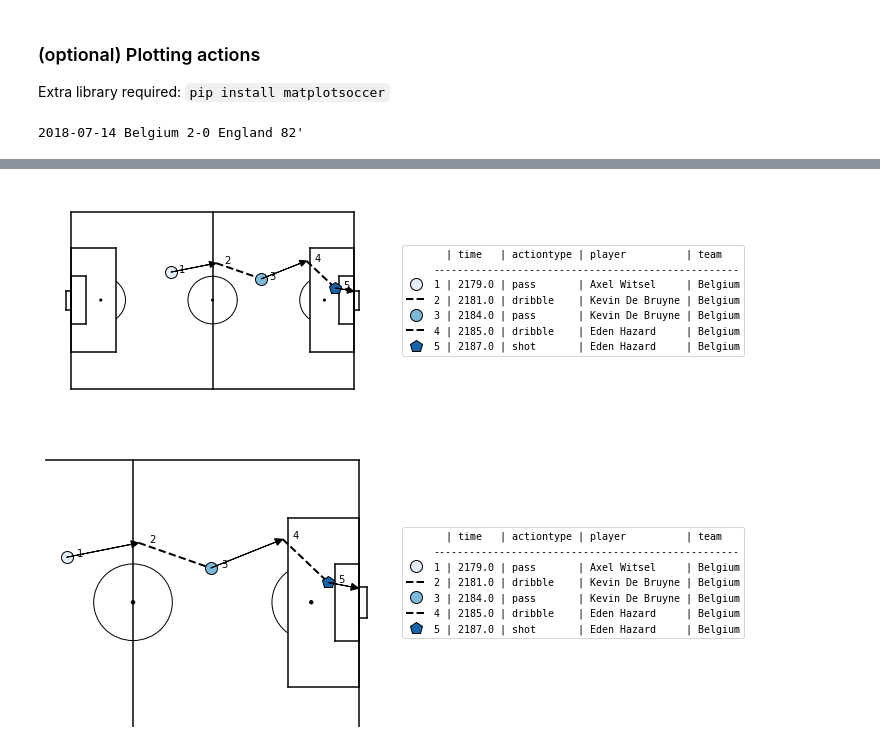
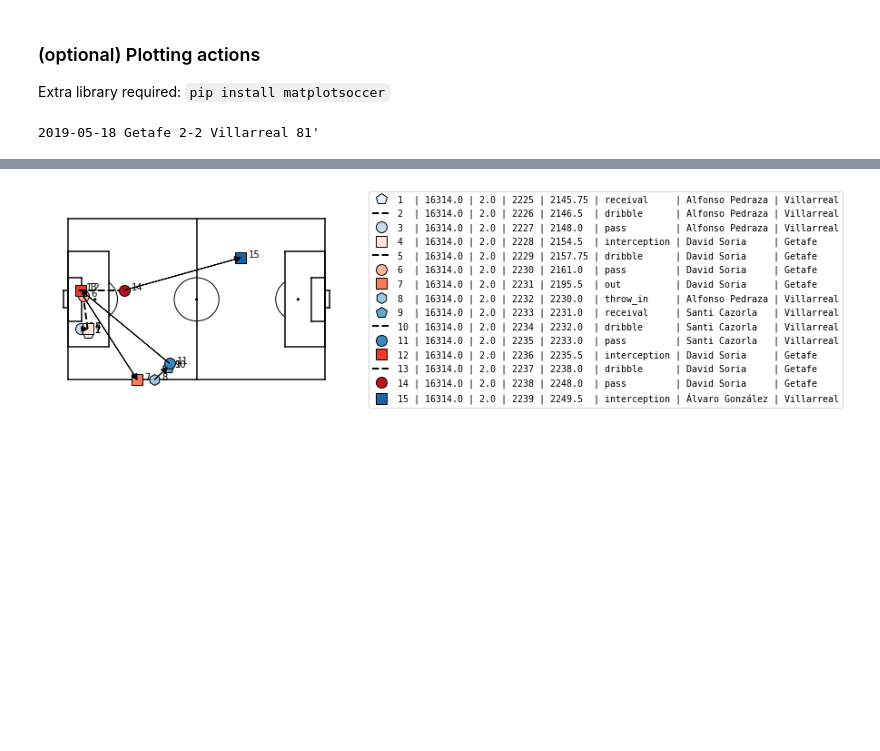
Before and after one commit to TomDecroos/atomic-spadl, a Jupyter notebook: atomic-notebooks/2-convert-statsbomb-to-spadl.ipynb, the cells around one changed output, grey strips where cells are left out. Cells and saved outputs as stored; diff of their text form; code cells hidden in the pictures; blank space fills up the shorter version.

```diff
--- a/atomic-notebooks/2-convert-statsbomb-to-spadl.ipynb
+++ b/atomic-notebooks/2-convert-statsbomb-to-spadl.ipynb
@@ -14,7 +11,8 @@ The autoreload extension is already loaded. To reload it, use:
 # %%
 ## Configure file and folder names
-datafolder = "../data"
-statsbomb_json =  os.path.join(datafolder,"statsbomb-root","open-data-master","data")
+datafolder = "../data/private"
+#statsbomb_json =  os.path.join(datafolder,"statsbomb-root","open-data-master","data")
+statsbomb_json =  os.path.join(datafolder,"statsbomb-private")
 statsbomb_h5 = os.path.join(datafolder,"statsbomb.h5")
 spadl_h5 = os.path.join(datafolder,"spadl-statsbomb.h5")
 # %% [markdown]
@@ -113,35 +117,35 @@ tablenames = [
     "players",
     "teams",
     "competitions",
-    "actiontypes",
-    "bodyparts",
-    "results",
+    "atomic_actiontypes",
+    "bodyparts"
 ]
 tables = {name: pd.read_hdf(spadl_h5, key=name) for name in tablenames}
 
 # Select England vs Belgium game at World Cup
-games = tables["games"].merge(tables["competitions"])
-game_id = games[(games.competition_name == "FIFA World Cup")
-              & (games.away_team_name == "England")
-              & (games.home_team_name == "Belgium")].game_id.values[0]
+games = tables["games"].merge(tables["competitions"],how="left")
+# game_id = games[(games.competition_name == "FIFA World Cup")
+#               & (games.away_team_name == "England")
+#               & (games.home_team_name == "Belgium")].game_id.values[0]
+game_id = games.game_id.values[0]
 
-actions = pd.read_hdf(spadl_h5, f"actions/game_{game_id}")
+actions = pd.read_hdf(spadl_h5, f"atomic_actions/game_{game_id}")
 actions = (
-    actions.merge(tables["actiontypes"])
-    .merge(tables["results"])
-    .merge(tables["bodyparts"])
-    .merge(tables["players"],"left",on="player_id")
-    .merge(tables["teams"],"left",on="team_id")
-    .sort_values(["period_id", "time_seconds", "timestamp"])
-    .reset_index(drop=True)
+    actions.merge(tables["atomic_actiontypes"],how="left")
+    #.merge(tables["results"])
+    .merge(tables["bodyparts"],how="left")
+    .merge(tables["players"],how="left")
+    .merge(tables["teams"],how="left")
+    #.sort_values(["period_id", "time_seconds", "timestamp"])
+    #.reset_index(drop=True)
 )
 
 # use nickname if available else use full name
 actions["player"] = actions[["player_nickname","player_name"]].apply(lambda x: x[0] if x[0] else x[1],axis=1)
 
 #shot = 128
-shot = 2201
-a = actions[shot-4:shot+1]
+shot = 2230
+a = actions[shot-5:shot+10]
 
 games = tables["games"]
 g = list(games[games.game_id == a.game_id.values[0]].itertuples())[0]
@@ -150,25 +154,30 @@ game_info = f"{g.match_date} {g.home_team_name} {g.home_score}-{g.away_score} {g
 
 print(game_info)
 
-labels = a[["time_seconds", "type_name", "player", "team_name"]]
+a["start_x"] = a.x
+a["start_y"] = a.y
+a["end_x"] = a.x + a.dx
+a["end_y"] = a.y + a.dy
+
+labels = a[["game_id","period_id","action_id","time_seconds", "type_name", "player", "team_name"]]
 matplotsoccer.actions(
     location=a[["start_x", "start_y", "end_x", "end_y"]],
     action_type=a.type_name,
     team= a.team_name,
-    result= a.result_name == "success",
+    #result= a.result_name == "success",
     label=labels,
-    labeltitle=["time","actiontype","player","team"],
+    #labeltitle=["time","actiontype","player","team"],
     zoom=False,
     figsize=6
 )
-matplotsoccer.actions(
-    location=a[["start_x", "start_y", "end_x", "end_y"]],
-    action_type=a.type_name,
-    team=a.team_name,
-    result=a.result_name == "success",
-    label=labels,
-    labeltitle=["time","actiontype","player","team"],
-    zoom=True,
-)
+# matplotsoccer.actions(
+#     location=a[["start_x", "start_y", "end_x", "end_y"]],
+#     action_type=a.type_name,
+#     team=a.team_name,
+#     #result=a.result_name == "success",
+#     label=labels,
+#     #labeltitle=["time","actiontype","player","team"],
+#     zoom=True,
+# )
 # %% [output]
-2018-07-14 Belgium 2-0 England 82'
+2019-05-18 Getafe 2-2 Villarreal 81'
@@ -175,2 +200 @@ matplotsoccer.actions(
-[figure, old version]
+[figure, new version]
-[figure, removed]
```
Also changed, not shown: parts of 6 cells of this notebook, 8 other files.
